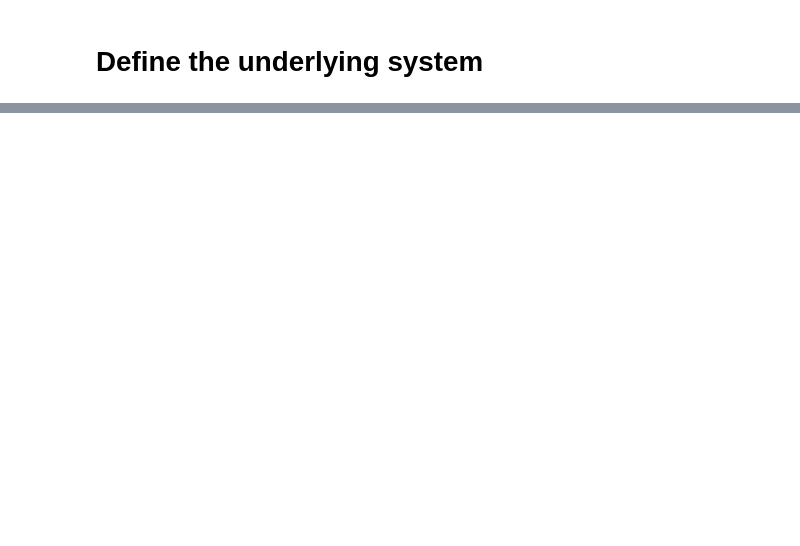
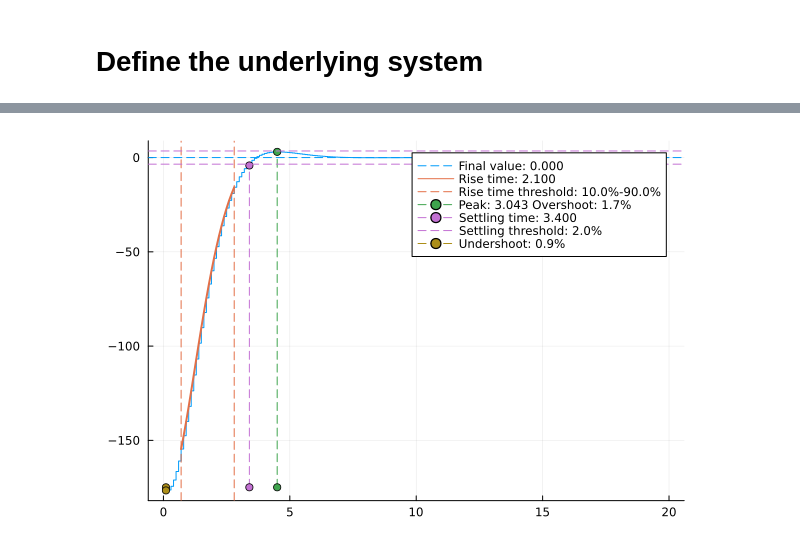
Before and after one commit to NPLawrence/deepHankel, a Jupyter notebook: examples/approx_error.ipynb, the cells around one changed output, grey strips where cells are left out. Drawn from its saved outputs; the diff is of its cells as text; code cells hidden in the pictures; blank space fills up the shorter version.

Commit message:
State at submission

```diff
--- a/examples/approx_error.ipynb
+++ b/examples/approx_error.ipynb
@@ -21,7 +40,0 @@ Assume the system starts at zero for simplicity.
-# %%
-u_data = 1*excite(200)
-y, t, _, _ = lsim(P, u_data')
-y_data_true = vec(y)
-noise = 0.1randn(size(y_data_true))
-y_data = y_data_true .+ noise
-;
@@ -66,0 +190,23 @@ plot!(plt[2], t, y_data_true, ylabel = L"y", label="truth", linetype=:step, lw=1
+# %%
+# Â, B̂, Ĉ = Hankel_SS(B.u, B.y, B.L)
+# A_true, B_true, C_true = Hankel_SS(B.u, B.y_clean, B.L)
+
+α_sys, α_sys_true = Hankel_SS(B)
+
+
+# α_sys = ss(Â,B̂,Ĉ,0,Ts)
+# α_sys_true = ss(A_true,B_true,C_true,0,Ts) # clean Hankel matrices used as the real system
+
+Q̂ = α_sys.C'*I*α_sys.C # cost on the output, not the "state" α
+R̂ = I
+
+K = lqr(Discrete,α_sys.A,α_sys.B,Q̂,R̂)
+
+u(x,t) = -K*x # Form control law
+t=0:Ts:20
+x0 = randn(length(K))
+res = lsim(α_sys_true,u,t,x0=x0)
+si = stepinfo(res)
+plot(si)
+# %% [output]
+[figure, added]
```
Also changed, not shown: parts of 19 cells of this notebook, 58 other files.
